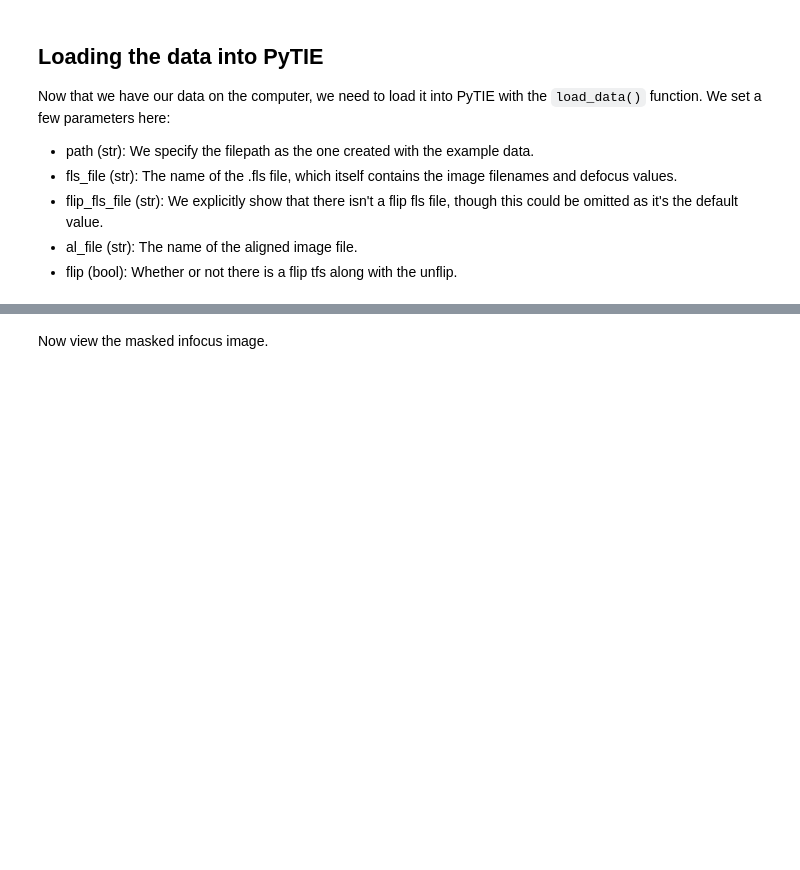
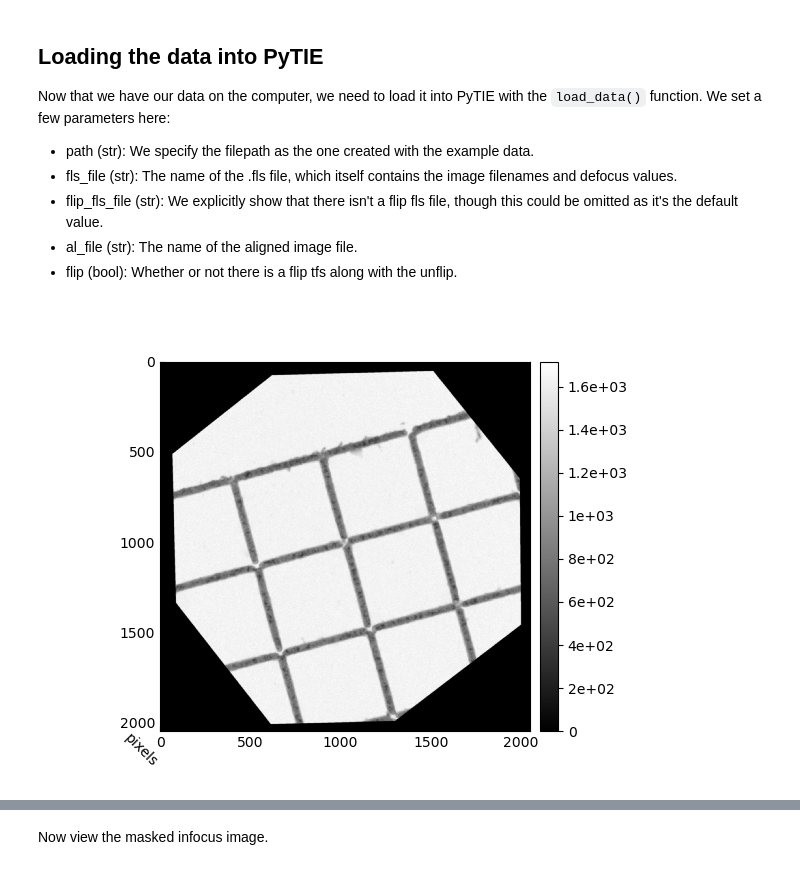
Before and after one commit to PyLorentz/PyLorentz, a Jupyter notebook: Examples/TIE_template.ipynb, the cells around one changed output, grey strips where cells are left out. Cells and saved outputs as stored; diff of their text form; code cells hidden in the pictures; blank space fills up the shorter version.

```diff
--- a/Examples/TIE_template.ipynb
+++ b/Examples/TIE_template.ipynb
@@ -49,6 +52,10 @@ Now that we have our data on the computer, we need to load it into PyTIE with th
 - flip_fls_file (str): We explicitly show that there isn't a flip fls file, though this could be omitted as it's the default value.
 - al_file (str): The name of the aligned image file.
 - flip (bool): Whether or not there is a flip tfs along with the unflip.
+# %%
+show_im(ptie.infocus)
+# %% [output]
+[figure, added]
 # %%
 data_loc = './cphatak_pytie_example_v1.1/'
 fls_name = "dataset1.fls"
```
Also changed, not shown: parts of 6 cells of this notebook, 9 other files.
